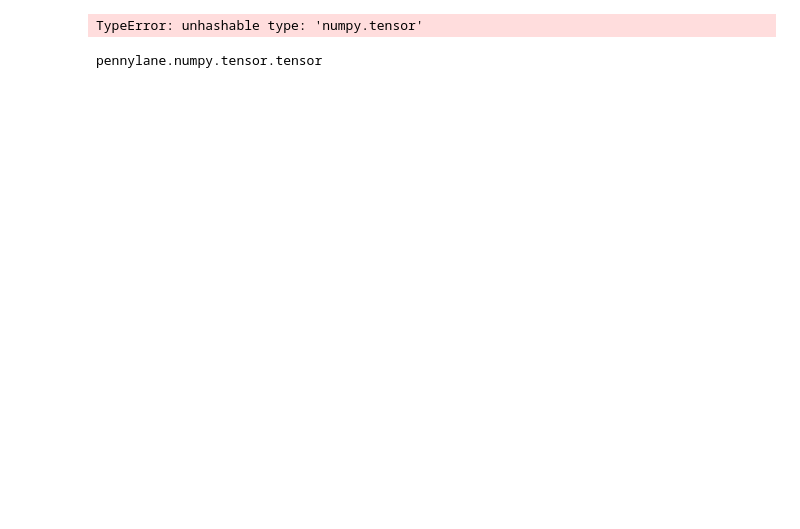
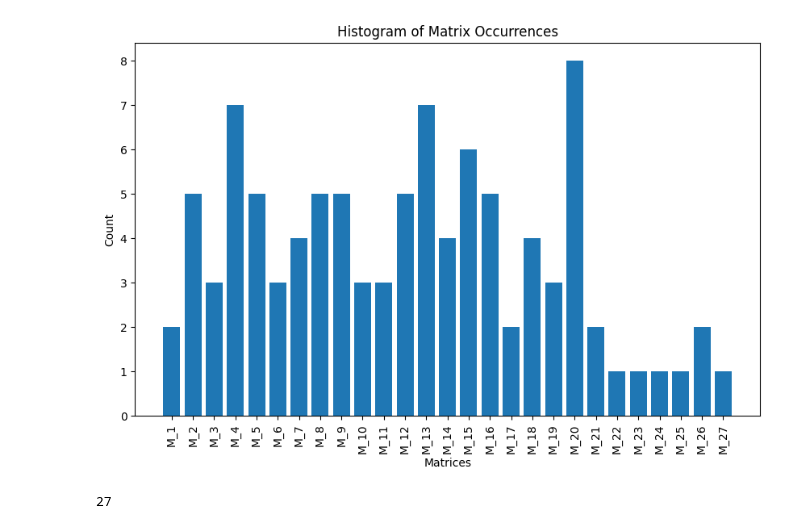
Before and after one commit to gunsuer/reinforced-disentangler, a Jupyter notebook: disentangler-rl.ipynb, the cells around one changed output. Drawn from its saved outputs; the diff is of its cells as text; code cells hidden in the pictures; blank space fills up the shorter version.

```diff
--- a/disentangler-rl.ipynb
+++ b/disentangler-rl.ipynb
@@ -43,8 +44,8 @@ def RandomLayers(N_QUBITS, DEPTH):
 
     return random_layers
 # %%
-N_QUBITS = 2*2
-DEPTH = 5
+N_QUBITS = 2*3
+DEPTH = 2
 
 # random_layers = []
 # # for t in range(DEPTH):
@@ -54,7 +55,6 @@ DEPTH = 5
 # #         random_layers.append(layer)
 
 random_layers = RandomLayers(N_QUBITS,DEPTH)
-
 
 dev = qml.device("default.qubit", wires=N_QUBITS)
 
@@ -150,7 +151,7 @@ def RandomFlip(theta,K):
     N = int(x*y)
     arr = np.array([0] * (N-K) + [1] * K)
     np.random.shuffle(arr)
-    arr = arr.reshape(np.shape(theta))
+    arr = arr.reshape((x,y))
 
     flipped = (theta + arr) % 2
 
@@ -199,8 +209,9 @@ env = Disentangler()
 # %%
 # test run
 
-episodes = 50
-matrix_labels = {}
+episodes = 2000
+measurements = []
+scores = []
 for episode in range(1, episodes+1):
     state = env.reset()
     done = False
@@ -211,10 +222,8 @@ for episode in range(1, episodes+1):
         n_state, reward, done, info = env.step(action)
         score += reward
 
-    index = len(matrix_labels)
-    label = "m_"+str(index+1)
-    if not(label in matrix_labels.values()):
-        matrix_labels["m_"+str(index+1)] = n_state
+    measurements.append(n_state)
+    scores.append(score)
 
     print('Episode:{} Score:{}'.format(episode, score))
 # %% [output]
@@ -230,9 +246,0 @@ d["m_3"] = np.random.randint(2, size=(2,2))
-# %%
-matrix = np.tensor([[0, 0],[1, 1]])
-d.get(matrix)
-# %% [output]
-TypeError: unhashable type: 'numpy.tensor'
-# %%
-type(np.random.randint(2, size=(2,2)))
-# %% [output]
-pennylane.numpy.tensor.tensor
@@ -241,0 +247,26 @@ anan = np.tensor([[0, 0],
+# %%
+# histogram for the efficient disentanglers
+disentanglers = []
+for i in range(len(scores)):
+    if scores[i] == 100:
+        disentanglers.append(measurements[i])
+
+hashable_matrices = [tuple(map(tuple, matrix)) for matrix in disentanglers]
+
+matrix_counts = Counter(hashable_matrices)
+
+labels, counts = zip(*matrix_counts.items())
+
+labels = [np.array(label) for label in labels]
+
+plt.figure(figsize=(10,6))
+plt.bar(range(len(counts)), counts, tick_label=["M_"+str(i+1) for i in range(len(labels))])
+plt.xlabel('Matrices')
+plt.ylabel('Count')
+plt.title('Histogram of Matrix Occurrences')
+plt.xticks(rotation=90)
+plt.show()
+print(len(labels))
+# %% [output]
+[figure, added]
+27
```
Also changed, not shown: parts of 8 cells of this notebook, 2 other files.
